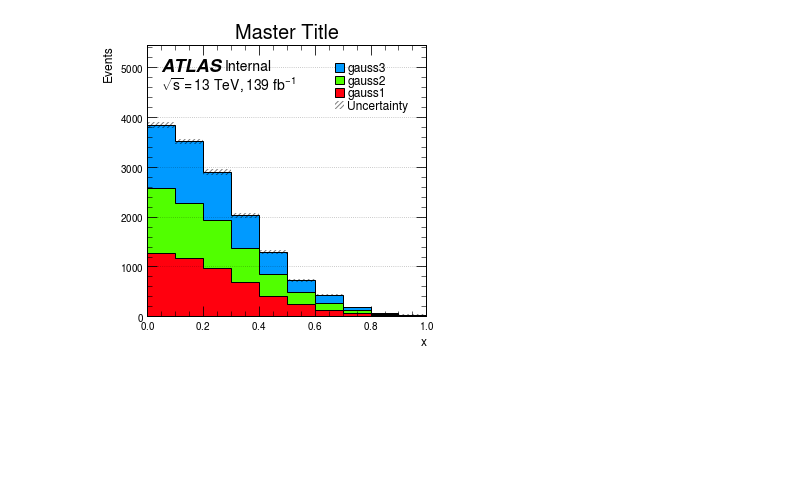
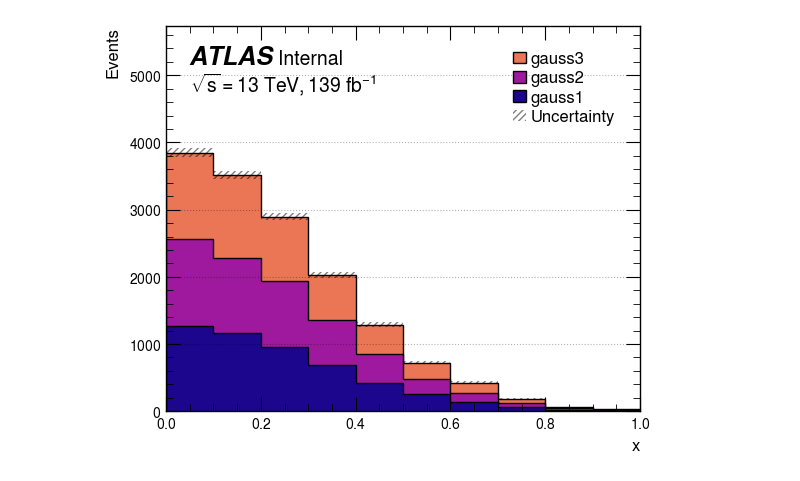
Before and after one commit to MoAly98/Pythium, a Jupyter notebook: plotting_misc/Hist1D_test.ipynb, the cells around one changed output. Drawn from its saved outputs; the diff is of its cells as text; code cells hidden in the pictures; blank space fills up the shorter version.

```diff
--- a/plotting_misc/Hist1D_test.ipynb
+++ b/plotting_misc/Hist1D_test.ipynb
@@ -1,26 +1,21 @@
 # %%
 from plot_classes import *
-# %%
-mydict = {
-    'font.size': 10,
-    'lines.marker': '.'
-}
-
-plot = Hist1D(
-    samples=['gauss1', 'gauss2', 'gauss3'],
-    # data='gauss2',
-    stack=True,
-    errors='hist',
-    directory='/afs/cern.ch/user/f/flciciri/public/Pythium/plotting_misc/pickle_files/'
-)
-# plot = Hist1D(samples=['rljet_L1_file', 'rljet_L2_file', 'rljet_L3_file'], data='rljet_L2_file')
-# plot = Hist1D(samples='h1')
-plot.figure_options(figsize=(5,5), mastertitle="Master Title")
-plot.plot_options(rcp_kw=mydict, gridstring='y:', markersize=6)
-# plot.color_options(colormap='plasma', reverse=True)
-plot.set_axislabels(12, ymain="Events", xmain=plot.names[0])
-plot.fontsize_options(ticks=10)
-plot.create()
-# plot.saveimage("Hist1D_demo_plasma", 1000)
-# %% [output]
-[figure, removed]
+# %%
+mydict = {
+    'legend.labelspacing': 0.2
+}
+
+plot = Hist1D(
+    samples=['gauss1', 'gauss2', 'gauss3'],
+    stack=True,
+    errors='hist',
+    directory='/afs/cern.ch/user/f/flciciri/public/Pythium/plotting_misc/pickle_files/'
+)
+plot.figure_options(figsize=(6,5), mastertitle="")
+plot.plot_options(rcp_kw=mydict, gridstring='y:')
+plot.color_options(colormap='plasma', reverse=False)
+plot.set_axislabels(12, ymain="Events", xmain=plot.names[0])
+plot.fontsize_options(ticks=10)
+plot.create()
+# %% [output]
+[figure, added]
```
Also changed, not shown: parts of 1 cell of this notebook, 9 other files.
